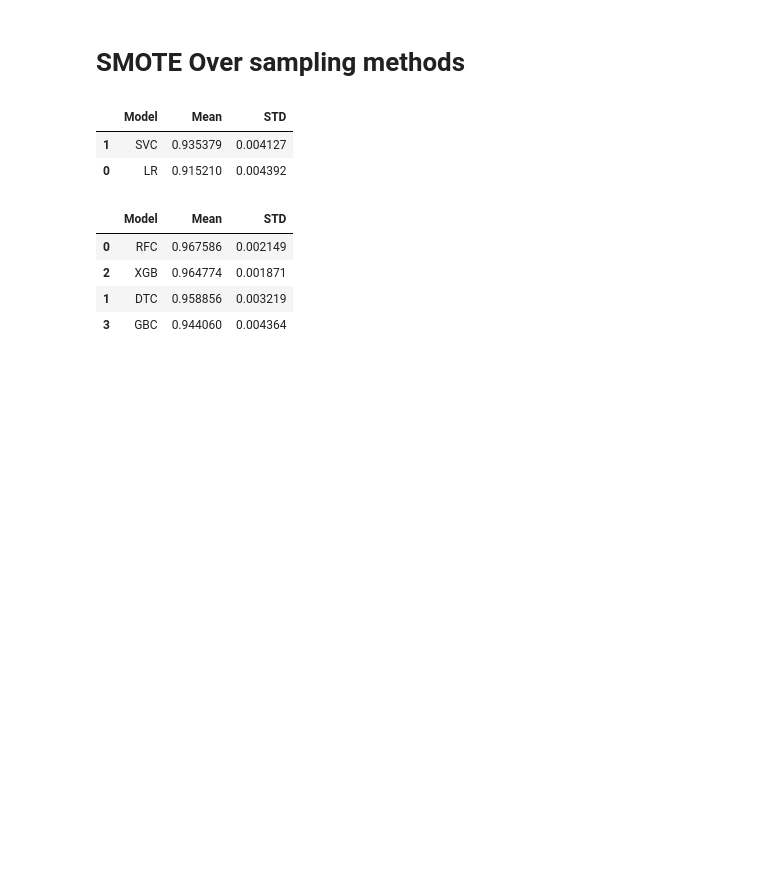
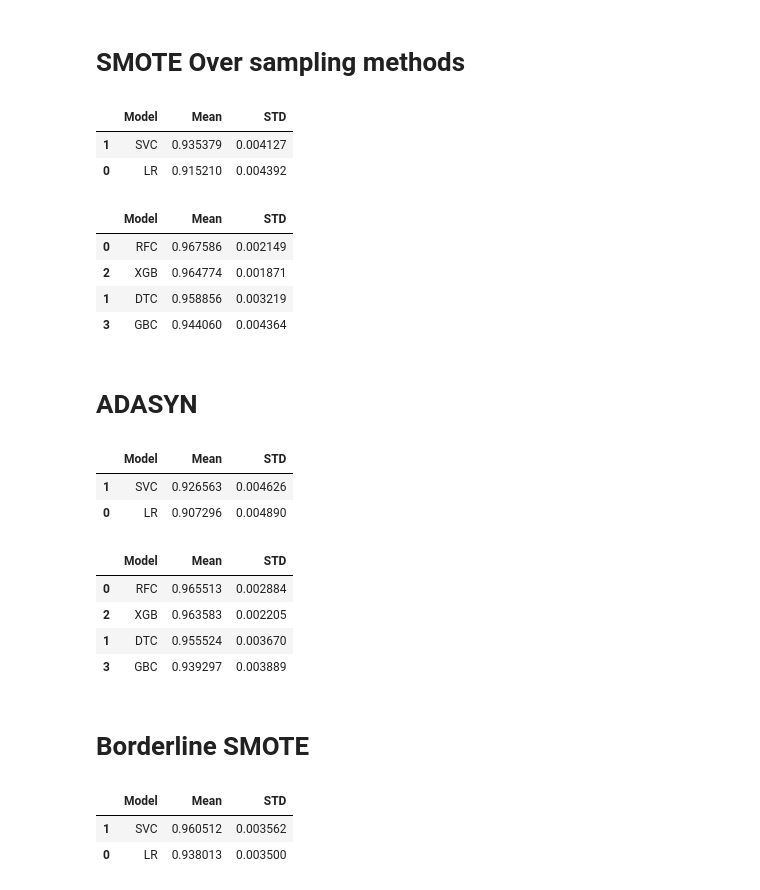
Before and after one commit to MaukanMir/Machine-Learning-Failure-Classification, a Jupyter notebook: training.ipynb, the cells around one changed output. Drawn from its saved outputs; the diff is of its cells as text; code cells hidden in the pictures; blank space fills up the shorter version.

Commit message:
added new models

```diff
--- a/training.ipynb
+++ b/training.ipynb
@@ -281,3 +281,28 @@ testing_selected_models(names, models, X_smote, y_smote)
 | 2 | XGB | 0.964774 | 0.001871 |
 | 1 | DTC | 0.958856 | 0.003219 |
 | 3 | GBC | 0.944060 | 0.004364 |
+# %% [markdown]
+# ADASYN
+# %%
+
+X_adasyn, y_adasyn = get_over_sampling_methods(X, y, "ADASYN")
+# %%
+names = ['LR', 'SVC']
+models = get_selected_models(names)
+testing_selected_models(names, models, X_adasyn, y_adasyn)
+# %% [output]
+|  | Model | Mean | STD |
+| 1 | SVC | 0.926563 | 0.004626 |
+| 0 | LR | 0.907296 | 0.004890 |
+# %%
+names = ['RFC', 'DTC', 'XGB', 'GBC']
+models = get_selected_models(names)
+testing_selected_models(names, models, X_adasyn, y_adasyn)
+# %% [output]
+|  | Model | Mean | STD |
+| 0 | RFC | 0.965513 | 0.002884 |
+| 2 | XGB | 0.963583 | 0.002205 |
+| 1 | DTC | 0.955524 | 0.003670 |
+| 3 | GBC | 0.939297 | 0.003889 |
+# %% [markdown]
+# Borderline SMOTE
@@ -283,0 +311,8 @@ testing_selected_models(names, models, X_smote, y_smote)
+# %%
+names = ['LR', 'SVC']
+models = get_selected_models(names)
+testing_selected_models(names, models, X_bl, y_bl)
+# %% [output]
+|  | Model | Mean | STD |
+| 1 | SVC | 0.960512 | 0.003562 |
+| 0 | LR | 0.938013 | 0.003500 |
```
Also changed, not shown: parts of 2 cells of this notebook.
